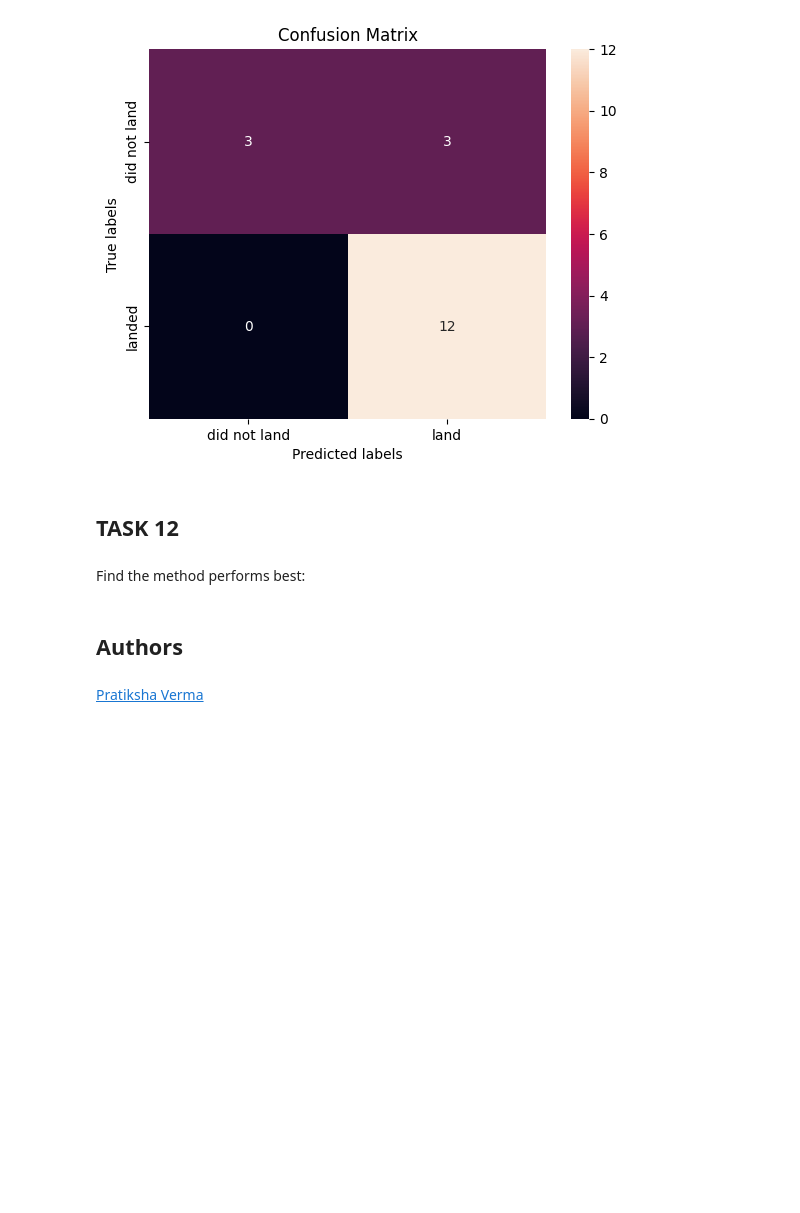
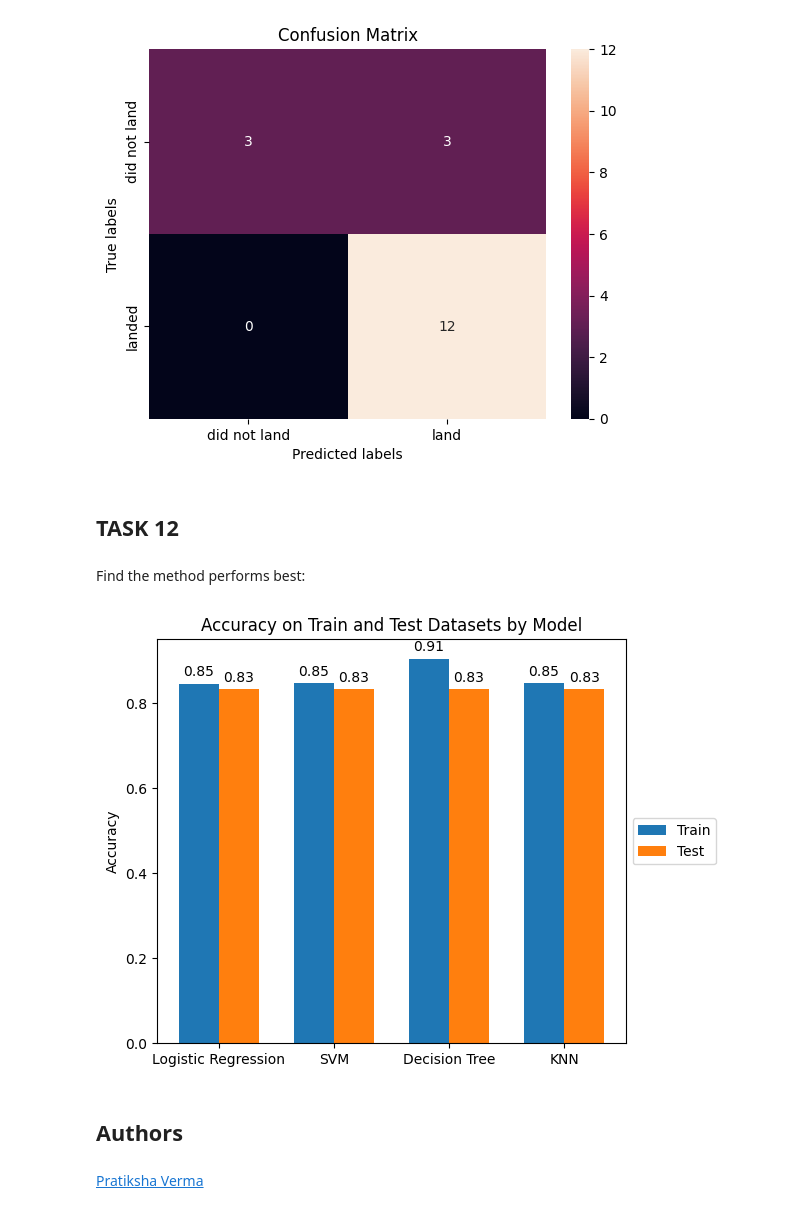
Before and after one commit to teaninja/IBM-Applied-Data-Science-Capstone, a Jupyter notebook: SpaceX_Machine Learning Prediction_Part_5.ipynb, the cells around one changed output. Saved outputs shown, nothing was run; the diff lists cells and outputs as text; code cells hidden in the pictures; blank space fills up the shorter version.

```diff
--- a/SpaceX_Machine Learning Prediction_Part_5.ipynb
+++ b/SpaceX_Machine Learning Prediction_Part_5.ipynb
@@ -189,8 +189,8 @@ accuracy : 0.8464285714285713
 Calculate the accuracy on the test data using the method <code>score</code>:
 # %%
 # 使用最佳模型计算测试数据上的准确性
-test_accuracy = logreg_cv.score(X_test, Y_test)
-print("Test accuracy :", test_accuracy)
+test_accuracy_lr = logreg_cv.score(X_test, Y_test)
+print("Test accuracy :", test_accuracy_lr)
 # %% [output]
 Test accuracy : 0.8333333333333334
 # %% [markdown]
@@ -236,8 +236,8 @@ accuracy : 0.8482142857142856
 Calculate the accuracy on the test data using the method <code>score</code>:
 # %%
 # 使用最佳模型计算测试数据上的准确性
-test_accuracy = svm_cv.score(X_test, Y_test)
-print("Test accuracy :", test_accuracy)
+test_accuracy_svm = svm_cv.score(X_test, Y_test)
+print("Test accuracy :", test_accuracy_svm)
 # %% [output]
 Test accuracy : 0.8333333333333334
 # %% [markdown]
@@ -303,8 +303,8 @@ accuracy : 0.875
 Calculate the accuracy of tree_cv on the test data using the method <code>score</code>:
 # %%
 # 使用最佳模型计算测试数据上的准确性
-test_accuracy = tree_cv.score(X_test, Y_test)
-print("Test accuracy :", test_accuracy)
+test_accuracy_tree = tree_cv.score(X_test, Y_test)
+print("Test accuracy :", test_accuracy_tree)
 # %% [output]
 Test accuracy : 0.8333333333333334
 # %% [markdown]
@@ -347,8 +347,8 @@ accuracy : 0.8482142857142858
 Calculate the accuracy of knn_cv on the test data using the method <code>score</code>:
 # %%
 # 使用最佳模型计算测试数据上的准确性
-test_accuracy = knn_cv.score(X_test, Y_test)
-print("Test accuracy :", test_accuracy)
+test_accuracy_knn = knn_cv.score(X_test, Y_test)
+print("Test accuracy :", test_accuracy_knn)
 # %% [output]
 Test accuracy : 0.8333333333333334
 # %% [markdown]
@@ -362,6 +362,55 @@ plot_confusion_matrix(Y_test,yhat)
 ## TASK  12
 # %% [markdown]
 Find the method performs best:
+# %%
+import matplotlib.pyplot as plt
+import numpy as np
+
+# 假设以下是你的准确率数据
+train_accuracies = [logreg_cv.best_score_, svm_cv.best_score_, tree_cv.best_score_, knn_cv.best_score_]
+test_accuracies = [test_accuracy_lr, test_accuracy_svm, test_accuracy_tree, test_accuracy_knn]
+models = ['Logistic Regression', 'SVM', 'Decision Tree', 'KNN']
+
+# 设置柱状图的位置
+x = np.arange(len(models))  # the label locations
+width = 0.35  # the width of the bars
+
+fig, ax = plt.subplots()
+
+# 绘制训练数据集上的准确率
+rects1 = ax.bar(x - width/2, train_accuracies, width, label='Train')
+
+# 绘制测试数据集上的准确率
+rects2 = ax.bar(x + width/2, test_accuracies, width, label='Test')
+
+# 添加一些文本标签
+ax.set_ylabel('Accuracy')
+ax.set_title('Accuracy on Train and Test Datasets by Model')
+ax.set_xticks(x)
+ax.set_xticklabels(models)
+
+# 将图注移到右侧
+ax.legend(loc='center left', bbox_to_anchor=(1, 0.5))
+
+# 添加准确率的数值标签
+def autolabel(rects):
+    """Attach a text label above each bar in *rects*, displaying its height."""
+    for rect in rects:
+        height = rect.get_height()
+        ax.annotate('{}'.format(round(height, 2)),
+                    xy=(rect.get_x() + rect.get_width() / 2, height),
+                    xytext=(0, 3),  # 3 points vertical offset
+                    textcoords="offset points",
+                    ha='center', va='bottom')
+
+autolabel(rects1)
+autolabel(rects2)
+
+fig.tight_layout()
+
+plt.show()
+# %% [output]
+[figure, added]
 # %% [markdown]
 ## Authors
 # %% [markdown]
```
Also changed, not shown: parts of 6 cells of this notebook.
